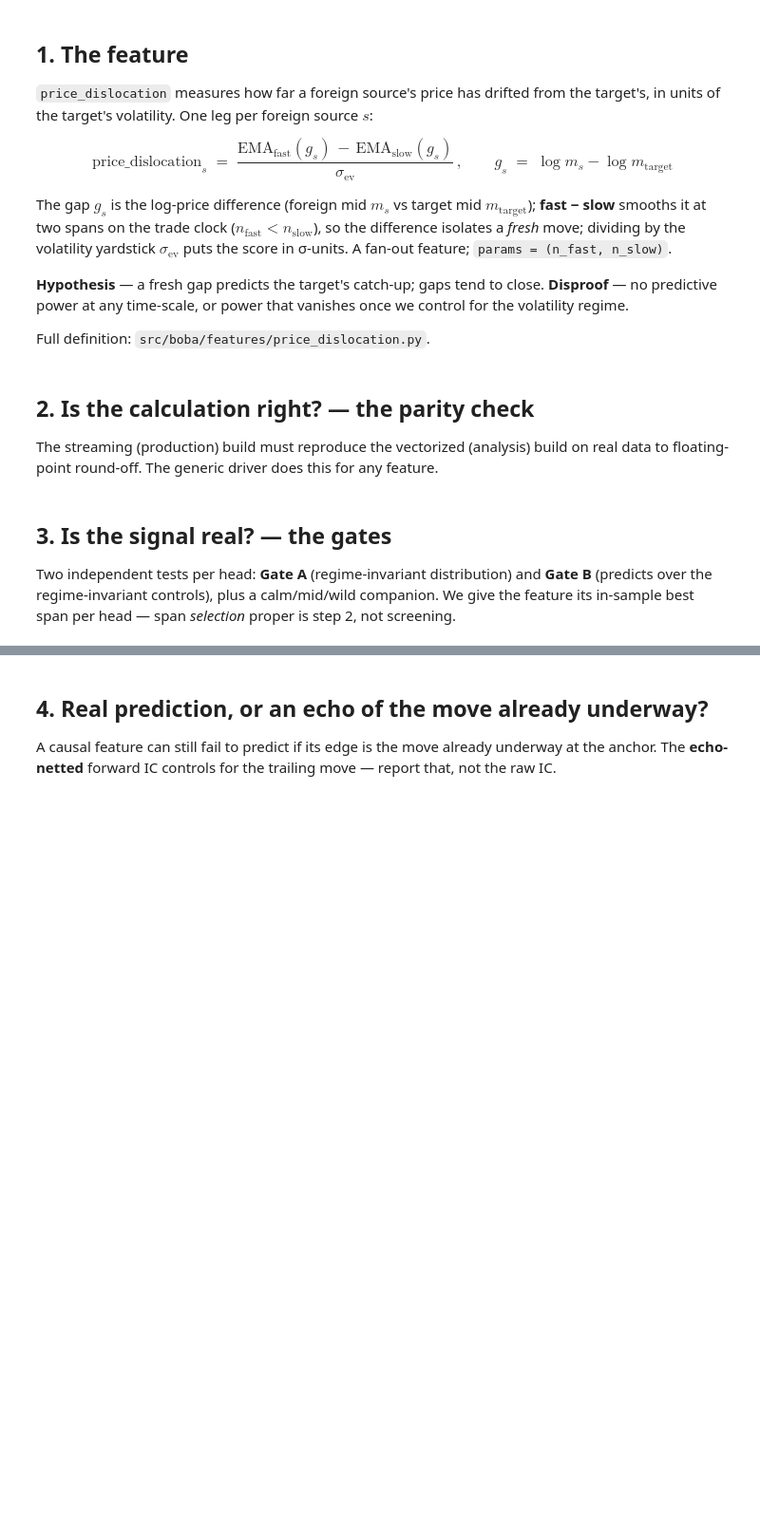
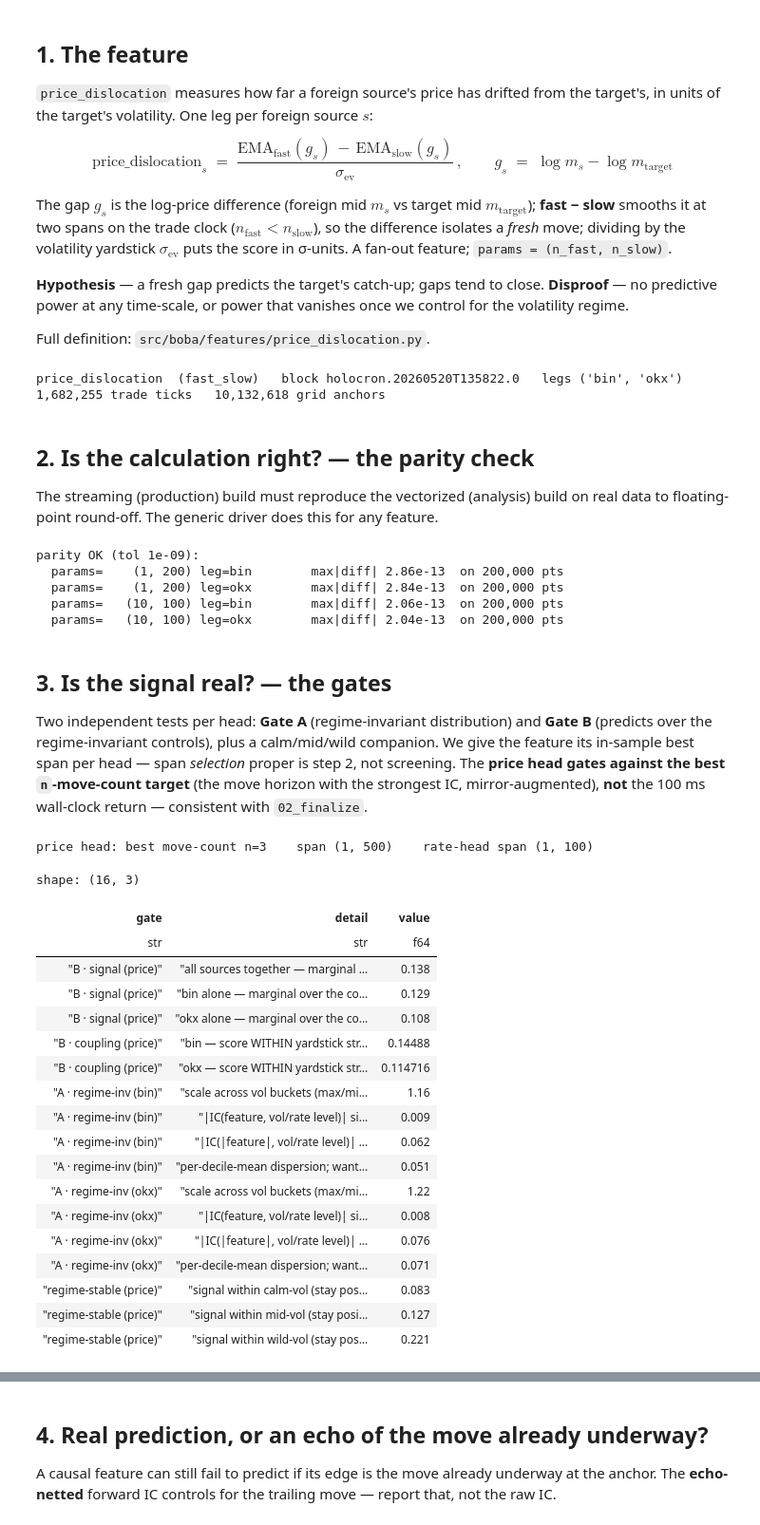
Before and after one commit to leithboyd/boba, a Jupyter notebook: notebooks/features_v2/01_screening.ipynb, the cells around one changed output, grey strips where cells are left out. Shown at 95% size. Cells and saved outputs as stored; diff of their text form; code cells hidden in the pictures; blank space fills up the shorter version.

```diff
--- a/notebooks/features_v2/01_screening.ipynb
+++ b/notebooks/features_v2/01_screening.ipynb
@@ -43,41 +45,89 @@ import polars as pl
 pl.Config.set_tbl_rows(-1); pl.Config.set_tbl_cols(-1)       # every pl.DataFrame: show ALL rows and columns,
 pl.Config.set_fmt_str_lengths(1000); pl.Config.set_tbl_width_chars(10_000)   # never truncate strings or by width
 from boba.features import base
-import boba.features.price_dislocation                      # registers the feature
+from boba.features.base import ParamKind
+import boba.features.price_dislocation, boba.features.ofi_ema   # register the example features (FAST_SLOW / SINGLE)
 from boba.research.screening import (build_context, parity_check, build_family,
                                      best_span, run_gates, echo_netted_ic, HeadConfig)
+from boba.research.selection import fixed_move_targets, ic_grid, ic_scan
 
-ctx  = build_context()                                       # Step 0: one block -> clock, yardsticks, targets, controls, raw stream
-spec = base.get("price_dislocation")
-print(f"block {ctx.block}")
-print(f"{len(ctx.merged_ts):,} trade ticks   {len(ctx.anchor_ts):,} grid anchors   sources {ctx.sources}")
+FEATURE = "price_dislocation"                                # <- the feature to screen; e.g. "ofi_ema" (the notebook adapts)
+COUNTS  = (1, 3, 5)                                          # fixed mid-move-count horizons for the price head
+ctx  = build_context(grid_ms=1, active_only=True, hours=24)  # Step 0: one block -> clock, yardsticks, targets, controls, raw stream
+spec = base.get(FEATURE)
+IS_2D = spec.param_kind == ParamKind.FAST_SLOW              # fast/slow grid vs single-span family
+KEYS = spec.keys_for(ctx, (1, 100) if IS_2D else 1)         # the feature's leg keys (per-exchange)
+print(f"{FEATURE}  ({spec.param_kind.value})   block {ctx.block}   legs {KEYS}")
+print(f"{len(ctx.merged_ts):,} trade ticks   {len(ctx.anchor_ts):,} grid anchors")
+# %% [output]
+price_dislocation  (fast_slow)   block holocron.20260520T135822.0   legs ('bin', 'okx')
+1,682,255 trade ticks   10,132,618 grid anchors
 # %% [markdown]
 ## 2. Is the calculation right? — the parity check
 
 The streaming (production) build must reproduce the vectorized (analysis) build on real data to
 floating-point round-off. The generic driver does this for any feature.
 # %%
-PARITY_SPANS = [(1, 200), (10, 100)]                         # incl. n_fast=1 (the α=1 / no-smoothing leg)
+PARITY_SPANS = [(1, 200), (10, 100)] if IS_2D else [1, 10]   # 2-D fast/slow pairs, or single spans (incl. the α=1 leg)
 rep = parity_check(ctx, spec, PARITY_SPANS)
 print(rep)
 assert rep.passed, "streaming build does not reproduce the vectorized build"
+# %% [output]
+parity OK (tol 1e-09):
+  params=    (1, 200) leg=bin        max|diff| 2.86e-13  on 200,000 pts
+  params=    (1, 200) leg=okx        max|diff| 2.84e-13  on 200,000 pts
+  params=   (10, 100) leg=bin        max|diff| 2.06e-13  on 200,000 pts
+  params=   (10, 100) leg=okx        max|diff| 2.04e-13  on 200,000 pts
 # %% [markdown]
 ## 3. Is the signal real? — the gates
 
 Two independent tests per head: **Gate A** (regime-invariant distribution) and **Gate B** (predicts over
 the regime-invariant controls), plus a calm/mid/wild companion. We give the feature its in-sample best
-span per head — span *selection* proper is step 2, not screening.
+span per head — span *selection* proper is step 2, not screening. The **price head gates against the best
+`n`-move-count target** (the move horizon with the strongest IC, mirror-augmented), **not** the 100 ms
+wall-clock return — consistent with `02_finalize`.
 # %%
-GRID = [(nf, ns) for nf in (1, 10, 50, 200, 500, 1000)
-                 for ns in (100, 500, 1000, 2000, 5000, 10000) if nf < ns]
+GRID = ([(nf, ns) for nf in (1, 10, 50, 200, 500, 1000)
+                  for ns in (100, 500, 1000, 2000, 5000, 10000) if nf < ns]      # fast/slow grid (FAST_SLOW)
+        if IS_2D else sorted([1, 10, 50, 100, 500, 1000, 2000, 5000, 10000]))    # single-span family (SINGLE)
 family = build_family(ctx, spec.vectorized, GRID, n_jobs=18)
 
-price_span = best_span(ctx, family, ctx.price_target)                          # signed feature -> σ_ev return
+# price-head TARGET: the fixed-move-count with the strongest signed IC (leg-averaged best span, mirror-
+# augmented) — the same choice as 02. NO 100 ms wall-clock target: we screen against the per-move direction.
+fmt = fixed_move_targets(ctx, COUNTS)
+def _peak_ic(target):
+    res = (ic_grid if IS_2D else ic_scan)(ctx, family, target, n_jobs=18, mirror=spec.mirror)
+    return float(np.nanmean([np.nanmax(res[leg]) for leg in KEYS]))
+best_n = max(COUNTS, key=lambda n: _peak_ic(fmt[n]))                           # the strongest move-count horizon
+price_target = fmt[best_n]                                                     # count-conditioned price-head target
+
+price_span = best_span(ctx, family, price_target, mirror=spec.mirror)          # signed feature -> n-move return
 rate_span  = best_span(ctx, family, ctx.rate_target, score_magnitude=True)     # |feature| -> count
-print(f"price-head span {price_span}    rate-head span {rate_span}")
+print(f"price head: best move-count n={best_n}    span {price_span}    rate-head span {rate_span}")
 
-gr_price = run_gates(family[price_span], ctx, HeadConfig.price(ctx))
+gr_price = run_gates(family[price_span], ctx, HeadConfig.price(ctx, target=price_target))   # gate vs the n-move target
 gr_rate  = run_gates(family[rate_span],  ctx, HeadConfig.rate(ctx))
 gr_price.to_polars()
+# %% [output]
+price head: best move-count n=3    span (1, 500)    rate-head span (1, 100)
+shape: (16, 3)
+| gate | detail | value |
+| str | str | f64 |
+| "B · signal (price)" | "all sources together — marginal ... | 0.138 |
+| "B · signal (price)" | "bin alone — marginal over the co... | 0.129 |
+| "B · signal (price)" | "okx alone — marginal over the co... | 0.108 |
+| "B · coupling (price)" | "bin — score WITHIN yardstick str... | 0.14488 |
+| "B · coupling (price)" | "okx — score WITHIN yardstick str... | 0.114716 |
+| "A · regime-inv (bin)" | "scale across vol buckets (max/mi... | 1.16 |
+| "A · regime-inv (bin)" | "|IC(feature, vol/rate level)| si... | 0.009 |
+| "A · regime-inv (bin)" | "|IC(|feature|, vol/rate level)| ... | 0.062 |
+| "A · regime-inv (bin)" | "per-decile-mean dispersion; want... | 0.051 |
+| "A · regime-inv (okx)" | "scale across vol buckets (max/mi... | 1.22 |
+| "A · regime-inv (okx)" | "|IC(feature, vol/rate level)| si... | 0.008 |
+| "A · regime-inv (okx)" | "|IC(|feature|, vol/rate level)| ... | 0.076 |
+| "A · regime-inv (okx)" | "per-decile-mean dispersion; want... | 0.071 |
+| "regime-stable (price)" | "signal within calm-vol (stay pos... | 0.083 |
+| "regime-stable (price)" | "signal within mid-vol (stay posi... | 0.127 |
+| "regime-stable (price)" | "signal within wild-vol (stay pos... | 0.221 |
 # %%
 gr_rate.to_polars()
```
Also changed, not shown: parts of 4 cells of this notebook, 15 other files.
